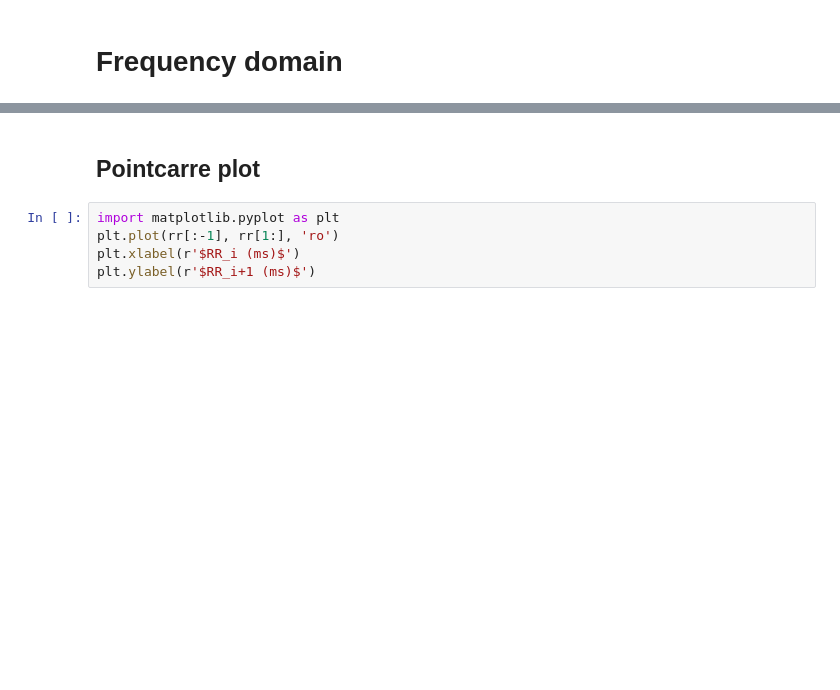
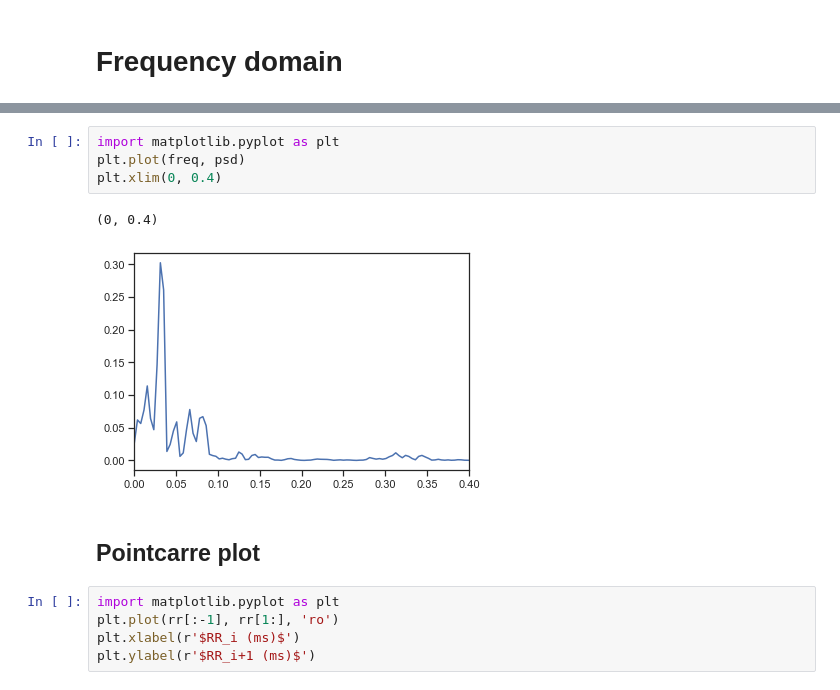
Before and after one commit to embodied-computation-group/systole, a Jupyter notebook: notebooks/HRV.ipynb, the cells around one changed output, grey strips where cells are left out. Cells and saved outputs as stored; diff of their text form; blank space fills up the shorter version.

```diff
--- a/notebooks/HRV.ipynb
+++ b/notebooks/HRV.ipynb
@@ -52,3 +138,10 @@ nperseg = 666666 is greater than input length  = 215402, using nperseg = 215402
+# %%
+import matplotlib.pyplot as plt
+plt.plot(freq, psd)
+plt.xlim(0, 0.4)
+# %% [output]
+(0, 0.4)
+[figure, added]
 # %% [markdown]
 ## Pointcarre plot
 # %%
```
Also changed, not shown: parts of 8 cells of this notebook, 7 other files.
